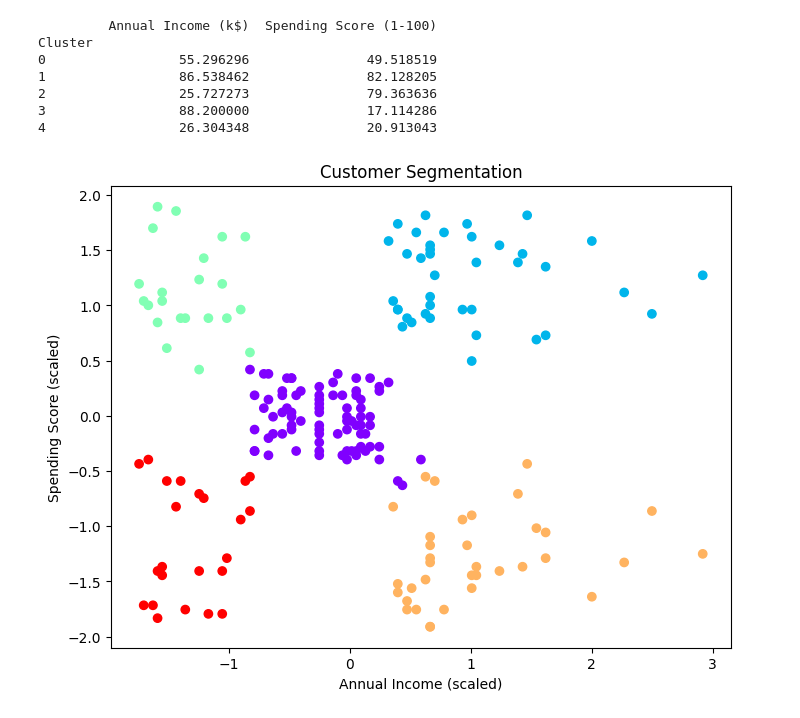
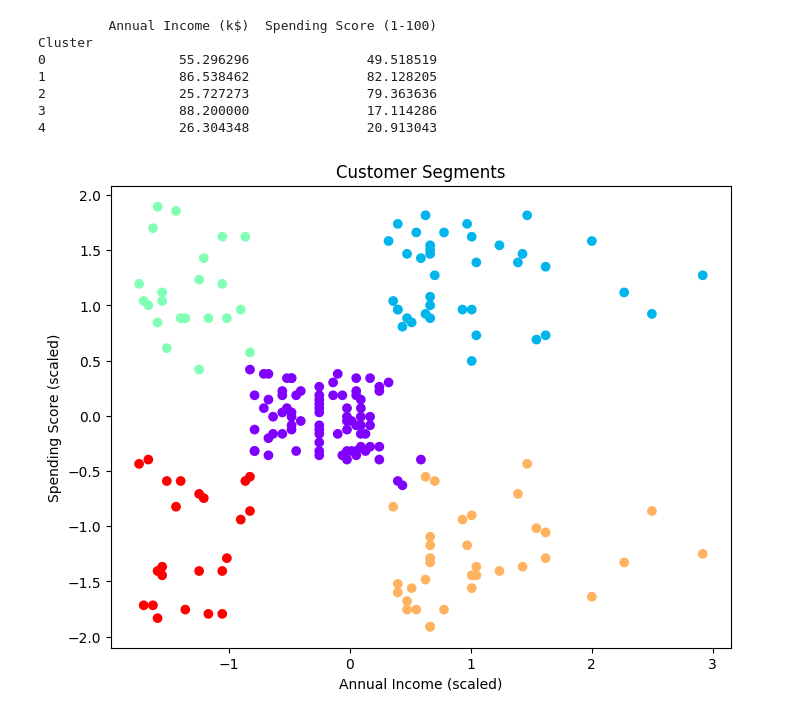
Before and after one commit to hilmanyusoh/Customer-Segmentation-Machine-Learning, a Jupyter notebook: code/csml.ipynb, the cells around one changed output. Drawn from its saved outputs; the diff is of its cells as text; code cells hidden in the pictures.

```diff
--- a/code/csml.ipynb
+++ b/code/csml.ipynb
@@ -80,9 +80,9 @@ Cluster
 # %%
 plt.figure(figsize=(8,6))
 plt.scatter(data_scaled[:, 0], data_scaled[:, 1], c=clusters, cmap='rainbow')
-plt.title('Customer Segmentation')
-plt.xlabel('Annual Income (scaled)')
-plt.ylabel('Spending Score (scaled)')
+plt.xlabel("Annual Income (scaled)")
+plt.ylabel("Spending Score (scaled)")
+plt.title("Customer Segments")
 plt.show()
 # %% [output]
-[figure, old version]
+[figure, new version]
```
Also changed, not shown: 2 other files.
